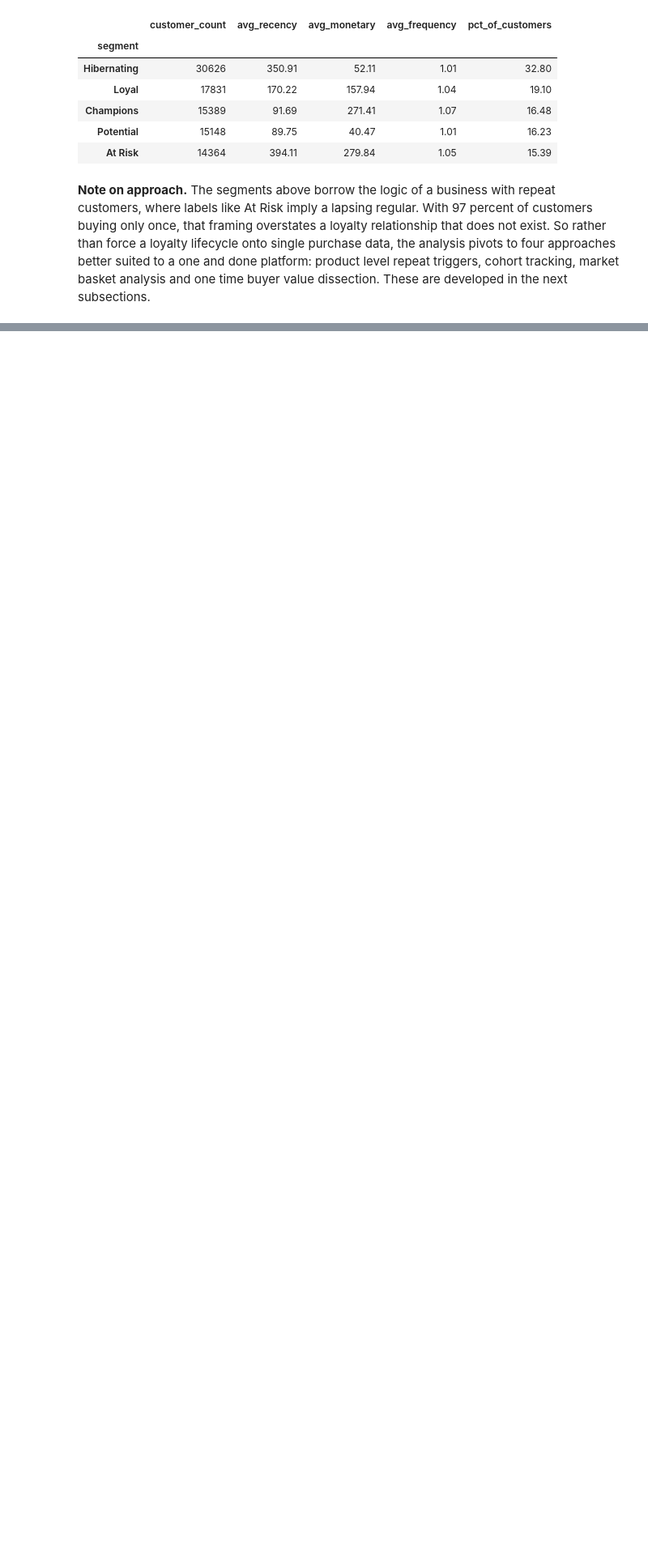
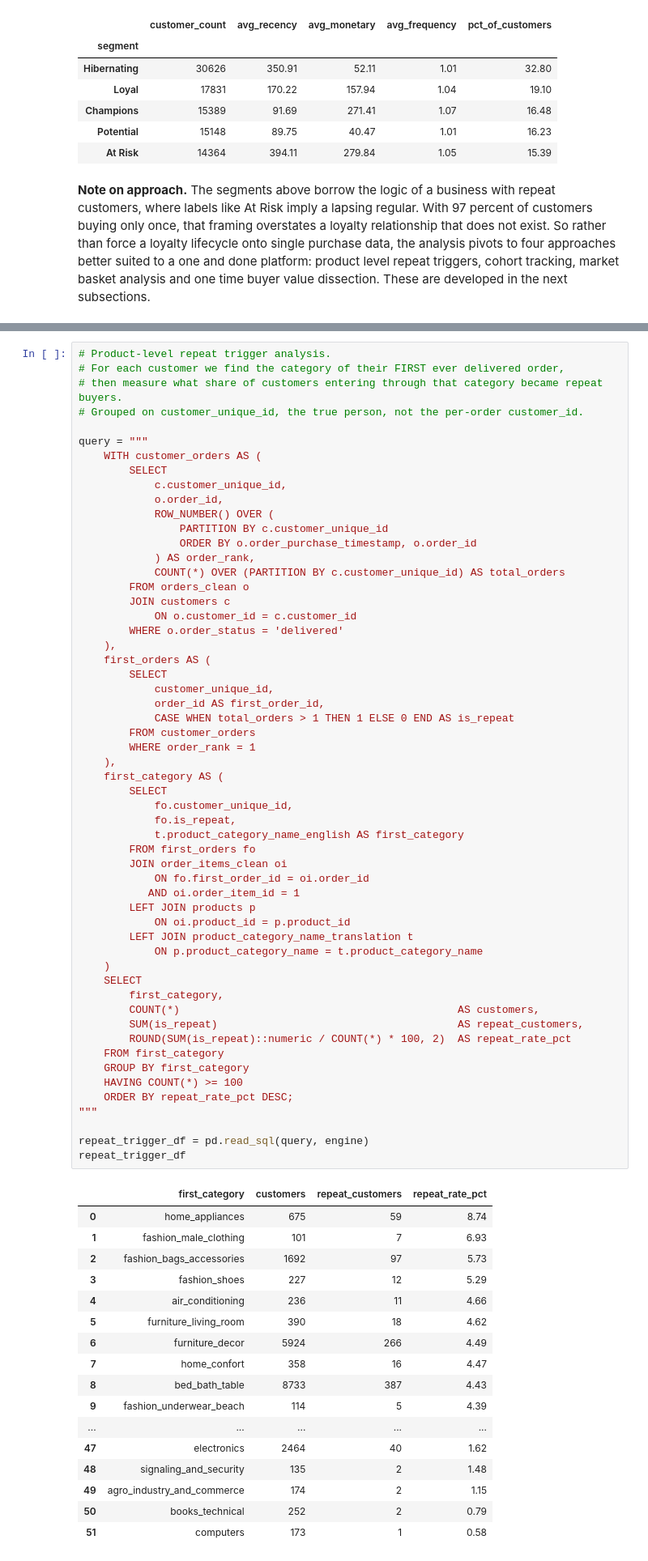
Before and after one commit to BKanyotu/olist-ecommerce-analysis, a Jupyter notebook: olist_brazilian_ecommerce_project_python.ipynb, the cells around one changed output, grey strips where cells are left out. Shown at 81% size. Cells and saved outputs as stored; diff of their text form; blank space fills up the shorter version.

```diff
--- a/olist_brazilian_ecommerce_project_python.ipynb
+++ b/olist_brazilian_ecommerce_project_python.ipynb
@@ -600,0 +604,74 @@ segment_summary
+# %%
+# Product-level repeat trigger analysis.
+# For each customer we find the category of their FIRST ever delivered order,
+# then measure what share of customers entering through that category became repeat buyers.
+# Grouped on customer_unique_id, the true person, not the per-order customer_id.
+
+query = """
+    WITH customer_orders AS (
+        SELECT
+            c.customer_unique_id,
+            o.order_id,
+            ROW_NUMBER() OVER (
+                PARTITION BY c.customer_unique_id
+                ORDER BY o.order_purchase_timestamp, o.order_id
+            ) AS order_rank,
+            COUNT(*) OVER (PARTITION BY c.customer_unique_id) AS total_orders
+        FROM orders_clean o
+        JOIN customers c
+            ON o.customer_id = c.customer_id
+        WHERE o.order_status = 'delivered'
+    ),
+    first_orders AS (
+        SELECT
+            customer_unique_id,
+            order_id AS first_order_id,
+            CASE WHEN total_orders > 1 THEN 1 ELSE 0 END AS is_repeat
+        FROM customer_orders
+        WHERE order_rank = 1
+    ),
+    first_category AS (
+        SELECT
+            fo.customer_unique_id,
+            fo.is_repeat,
+            t.product_category_name_english AS first_category
+        FROM first_orders fo
+        JOIN order_items_clean oi
+            ON fo.first_order_id = oi.order_id
+           AND oi.order_item_id = 1
+        LEFT JOIN products p
+            ON oi.product_id = p.product_id
+        LEFT JOIN product_category_name_translation t
+            ON p.product_category_name = t.product_category_name
+    )
+    SELECT
+        first_category,
+        COUNT(*)                                            AS customers,
+        SUM(is_repeat)                                      AS repeat_customers,
+        ROUND(SUM(is_repeat)::numeric / COUNT(*) * 100, 2)  AS repeat_rate_pct
+    FROM first_category
+    GROUP BY first_category
+    HAVING COUNT(*) >= 100
+    ORDER BY repeat_rate_pct DESC;
+"""
+
+repeat_trigger_df = pd.read_sql(query, engine)
+repeat_trigger_df
+# %% [output]
+|  | first_category | customers | repeat_customers | repeat_rate_pct |
+| 0 | home_appliances | 675 | 59 | 8.74 |
+| 1 | fashion_male_clothing | 101 | 7 | 6.93 |
+| 2 | fashion_bags_accessories | 1692 | 97 | 5.73 |
+| 3 | fashion_shoes | 227 | 12 | 5.29 |
+| 4 | air_conditioning | 236 | 11 | 4.66 |
+| 5 | furniture_living_room | 390 | 18 | 4.62 |
+| 6 | furniture_decor | 5924 | 266 | 4.49 |
+| 7 | home_confort | 358 | 16 | 4.47 |
+| 8 | bed_bath_table | 8733 | 387 | 4.43 |
+| 9 | fashion_underwear_beach | 114 | 5 | 4.39 |
+| ... | ... | ... | ... | ... |
+| 47 | electronics | 2464 | 40 | 1.62 |
+| 48 | signaling_and_security | 135 | 2 | 1.48 |
+| 49 | agro_industry_and_commerce | 174 | 2 | 1.15 |
+| 50 | books_technical | 252 | 2 | 0.79 |
+| 51 | computers | 173 | 1 | 0.58 |
```
Also changed, not shown: parts of 9 cells of this notebook, 2 other files.
